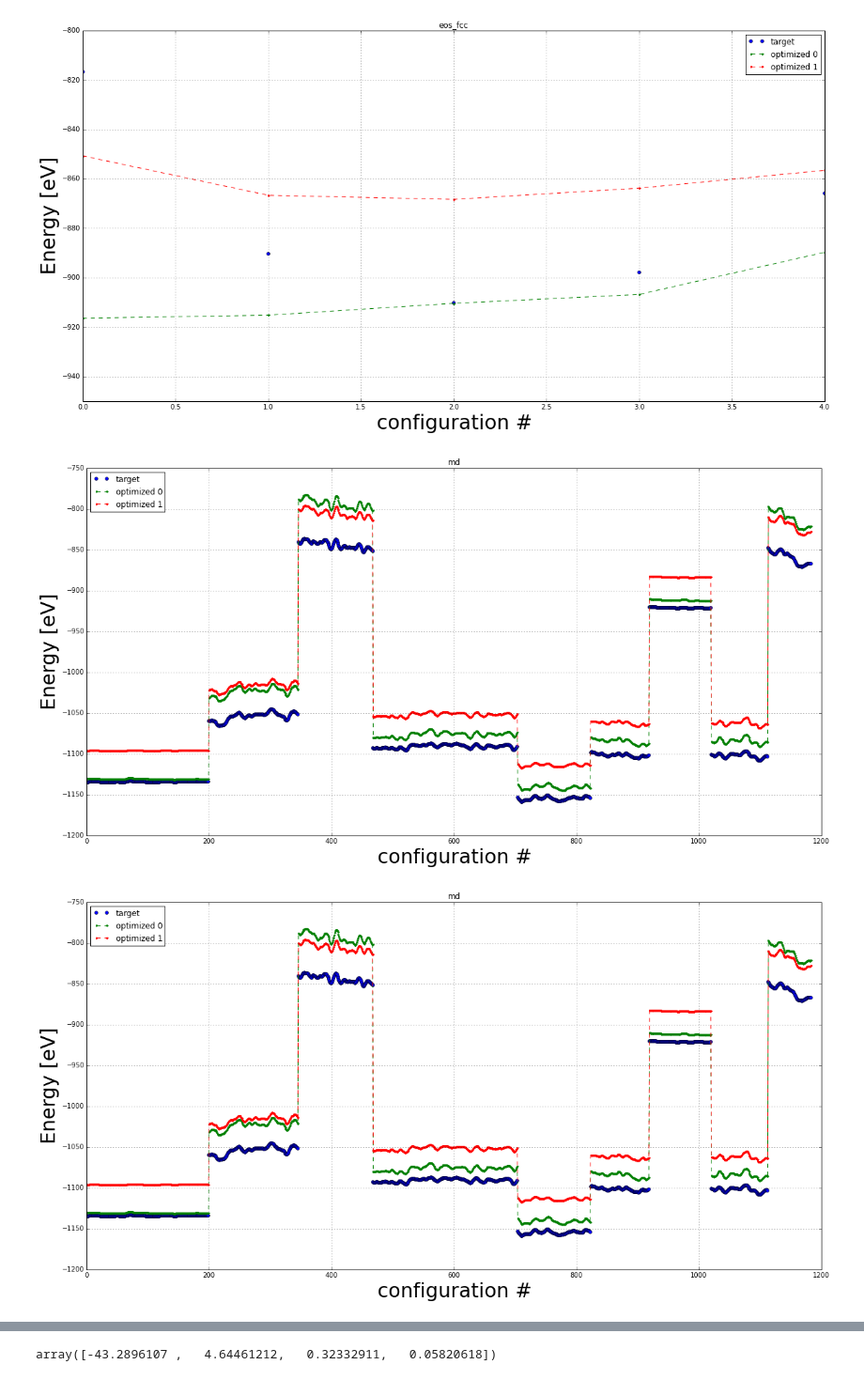
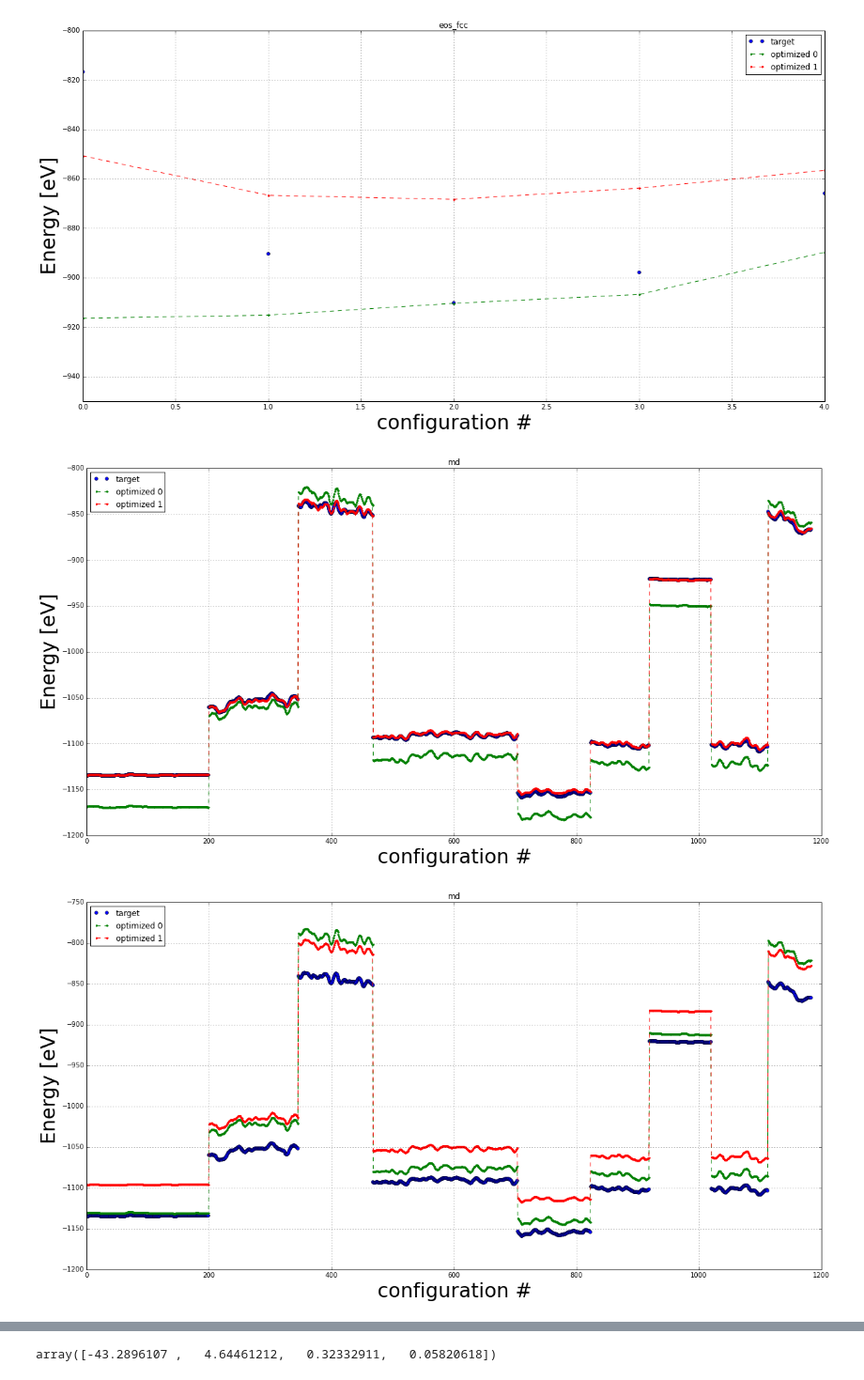
Before and after one commit to vlcekl/eam-models, a Jupyter notebook: notebooks/inspect_and_save.ipynb, the cells around one changed output, grey strips where cells are left out. Shown at 94% size. Cells and saved outputs as stored; diff of their text form; code cells hidden in the pictures.

```diff
--- a/notebooks/inspect_and_save.ipynb
+++ b/notebooks/inspect_and_save.ipynb
@@ -366,18 +366,18 @@ plot_udif(targets, stats, 'eos_fcc', optimal_params, x_lim=x_lim, y_lim=y_lim, s
 # %%
 # plot MD trajectories
 x_lim = (350,520)
 #x_lim = (0,200)
 #x_lim = (930, 1020)
 #x_lim = (200, 380)
 x_lim = (1120, 1200)
 y_lim = (-900,-780)
 #y_lim = (-1140,-1090)
 #y_lim = (-940,-880)
 
-plot_udif(targets, stats, 'md', optimal_params)#, x_lim=x_lim, y_lim=y_lim, shift=-39)
+plot_udif(targets, stats, 'md', optimal_params, shift=-38)#, x_lim=x_lim, y_lim=y_lim, shift=-39)
 plot_udif(targets, stats, 'md', optimal_params)#, x_lim=x_lim, y_lim=y_lim, shift=-48)
 # %% [output]
-[figure, old version]
+[figure, new version]
 [figure]
 # %%
 # plot MD trajectories
```
Also changed, not shown: parts of 5 cells of this notebook, 3 other files.
